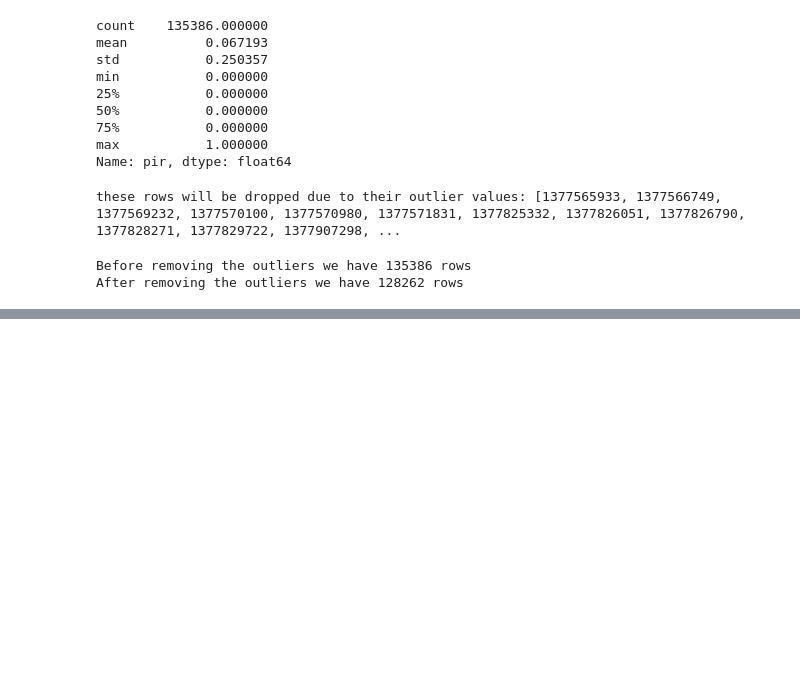
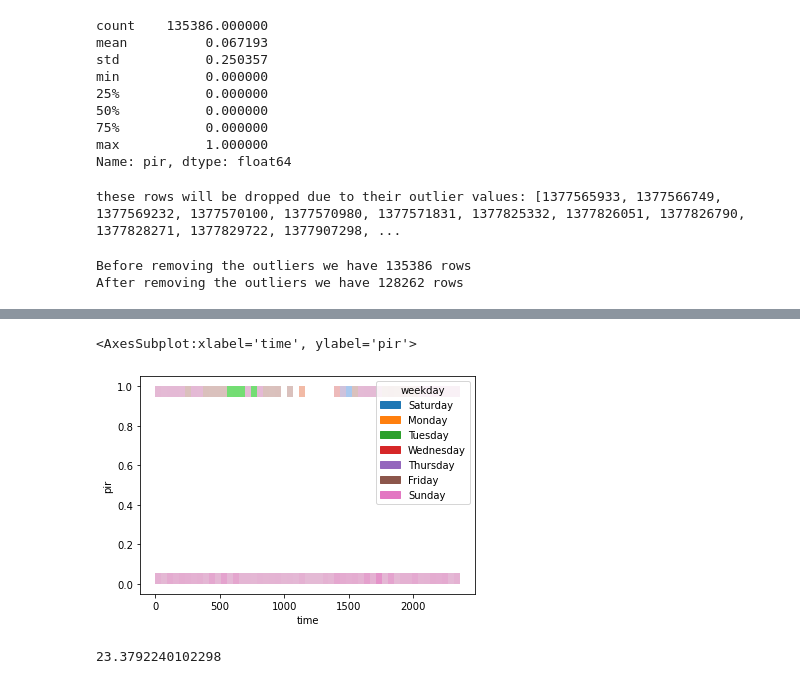
Before and after one commit to ziadhegazi/Intro-to-Artifictial-Intelligence, a Jupyter notebook: Final Project/smartbuilding.ipynb, the cells around one changed output, grey strips where cells are left out. Cells and saved outputs as stored; diff of their text form; code cells hidden in the pictures; blank space fills up the shorter version.

```diff
--- a/Final Project/smartbuilding.ipynb
+++ b/Final Project/smartbuilding.ipynb
@@ -135,0 +161,9 @@ datetime.datetime(2013, 8, 24, 1, 5, 8)
+# %%
+sns.histplot(x=data["time"], y=data["pir"], hue=data["weekday"])
+# %% [output]
+<AxesSubplot:xlabel='time', ylabel='pir'>
+[figure, added]
+# %%
+data["temperature"].mean()
+# %% [output]
+23.3792240102298
```
Also changed, not shown: parts of 16 cells of this notebook.
